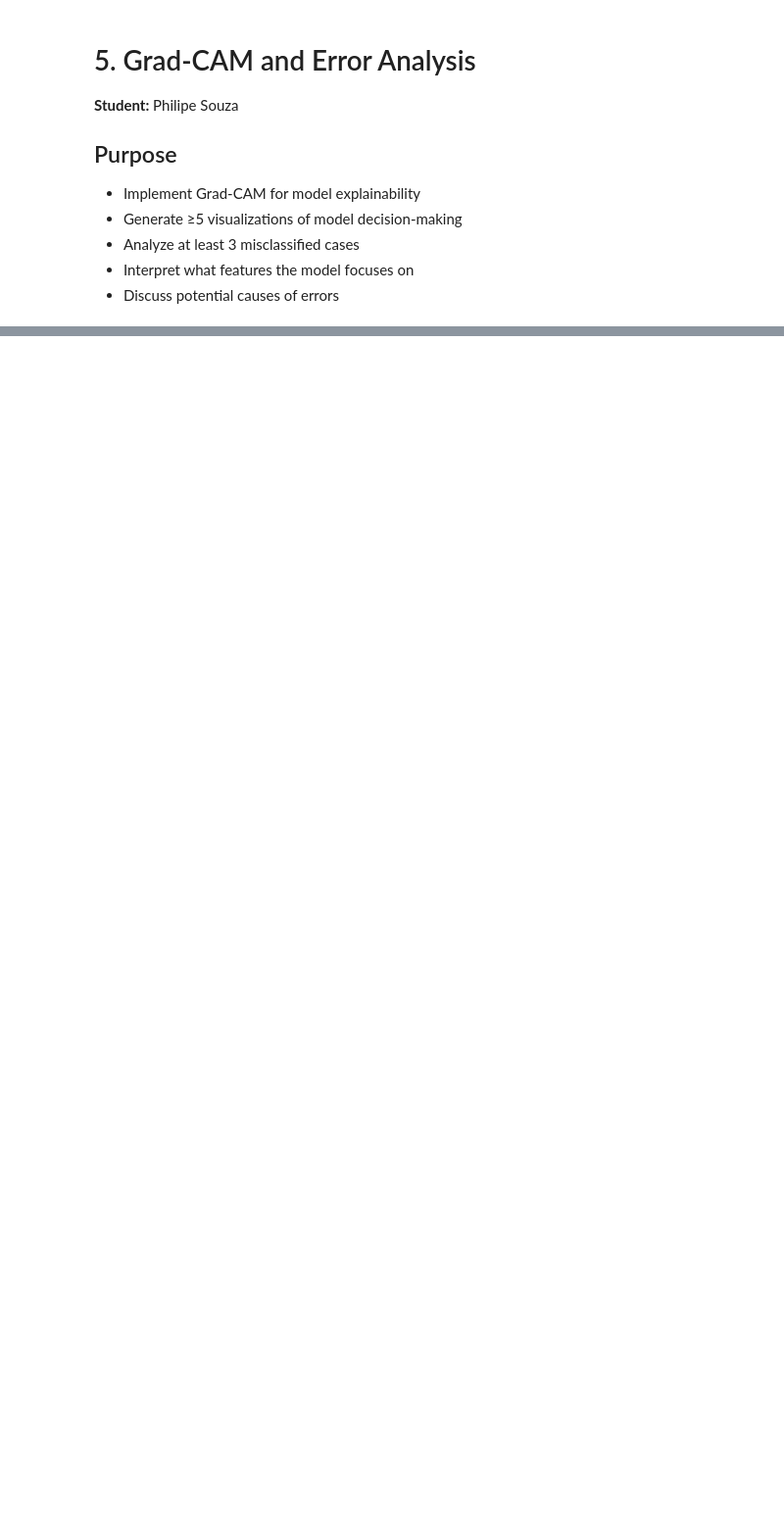
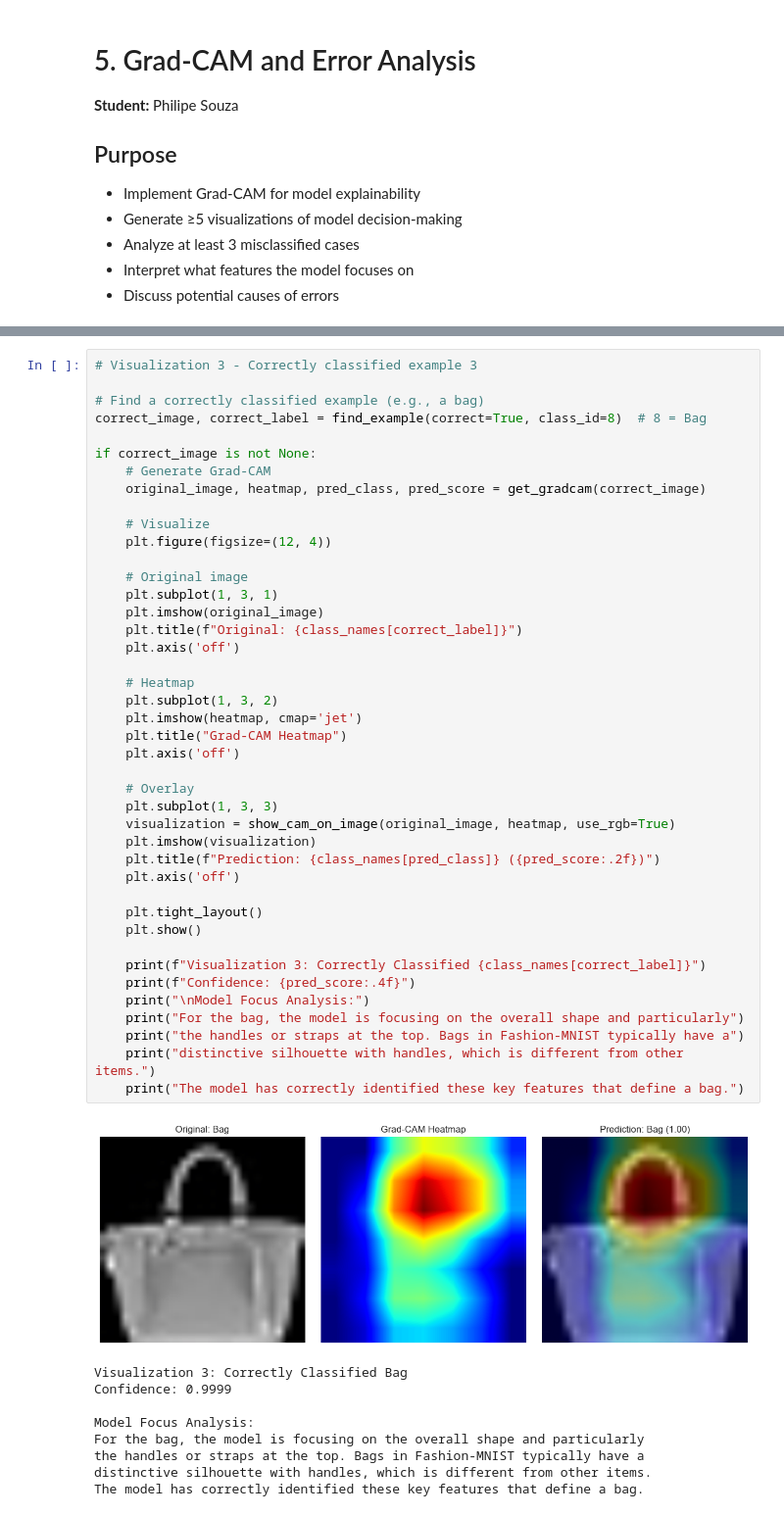
Before and after one commit to Skelligg/DL_Machine_Vision_Project, a Jupyter notebook: notebooks/05_error_analysis.ipynb, the cells around one changed output, grey strips where cells are left out. Shown at 98% size. Cells and saved outputs as stored; diff of their text form; blank space fills up the shorter version.

```diff
--- a/notebooks/05_error_analysis.ipynb
+++ b/notebooks/05_error_analysis.ipynb
@@ -57,0 +375,52 @@
+# %%
+# Visualization 3 - Correctly classified example 3
+
+# Find a correctly classified example (e.g., a bag)
+correct_image, correct_label = find_example(correct=True, class_id=8)  # 8 = Bag
+
+if correct_image is not None:
+    # Generate Grad-CAM
+    original_image, heatmap, pred_class, pred_score = get_gradcam(correct_image)
+
+    # Visualize
+    plt.figure(figsize=(12, 4))
+
+    # Original image
+    plt.subplot(1, 3, 1)
+    plt.imshow(original_image)
+    plt.title(f"Original: {class_names[correct_label]}")
+    plt.axis('off')
+
+    # Heatmap
+    plt.subplot(1, 3, 2)
+    plt.imshow(heatmap, cmap='jet')
+    plt.title("Grad-CAM Heatmap")
+    plt.axis('off')
+
+    # Overlay
+    plt.subplot(1, 3, 3)
+    visualization = show_cam_on_image(original_image, heatmap, use_rgb=True)
+    plt.imshow(visualization)
+    plt.title(f"Prediction: {class_names[pred_class]} ({pred_score:.2f})")
+    plt.axis('off')
+
+    plt.tight_layout()
+    plt.show()
+
+    print(f"Visualization 3: Correctly Classified {class_names[correct_label]}")
+    print(f"Confidence: {pred_score:.4f}")
+    print("\nModel Focus Analysis:")
+    print("For the bag, the model is focusing on the overall shape and particularly")
+    print("the handles or straps at the top. Bags in Fashion-MNIST typically have a")
+    print("distinctive silhouette with handles, which is different from other items.")
+    print("The model has correctly identified these key features that define a bag.")
+# %% [output]
+[figure, added]
+Visualization 3: Correctly Classified Bag
+Confidence: 0.9999
+
+Model Focus Analysis:
+For the bag, the model is focusing on the overall shape and particularly
+the handles or straps at the top. Bags in Fashion-MNIST typically have a
+distinctive silhouette with handles, which is different from other items.
+The model has correctly identified these key features that define a bag.
```
Also changed, not shown: parts of 24 cells of this notebook, 2 other files.
